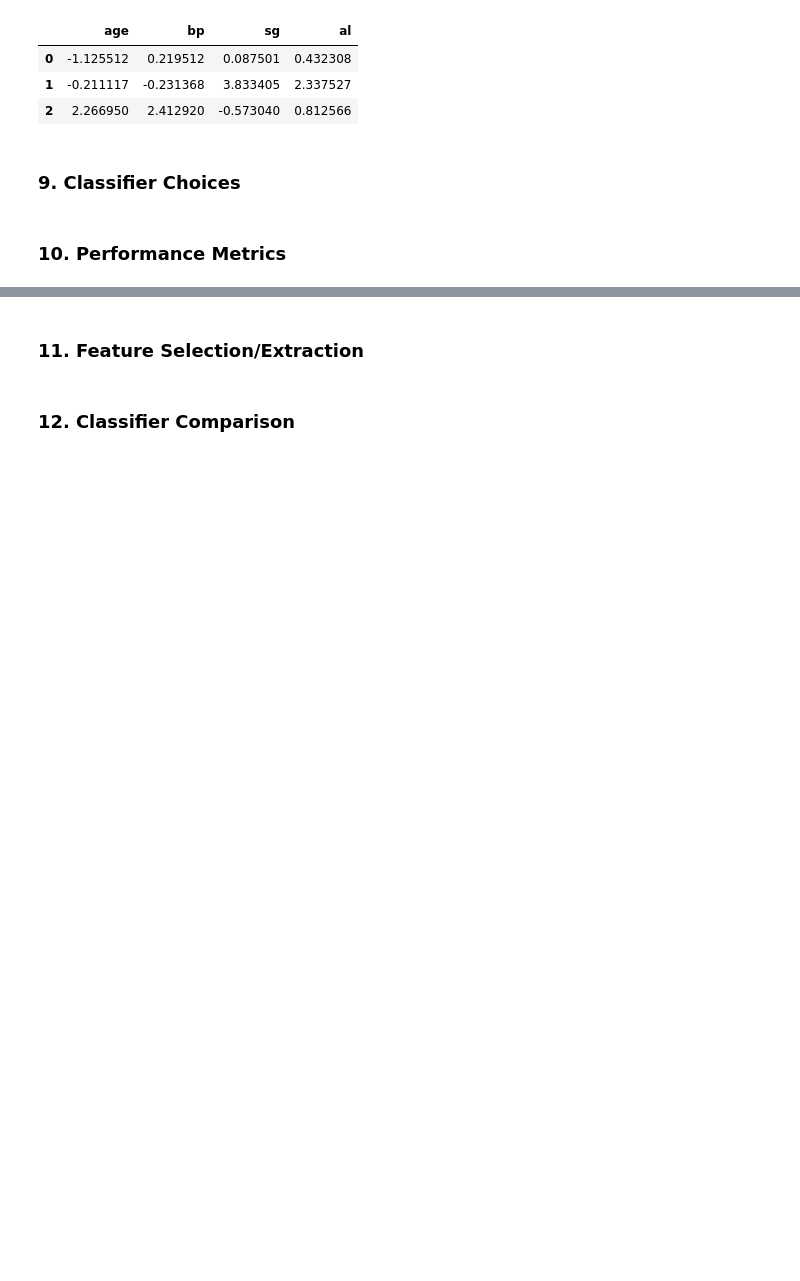
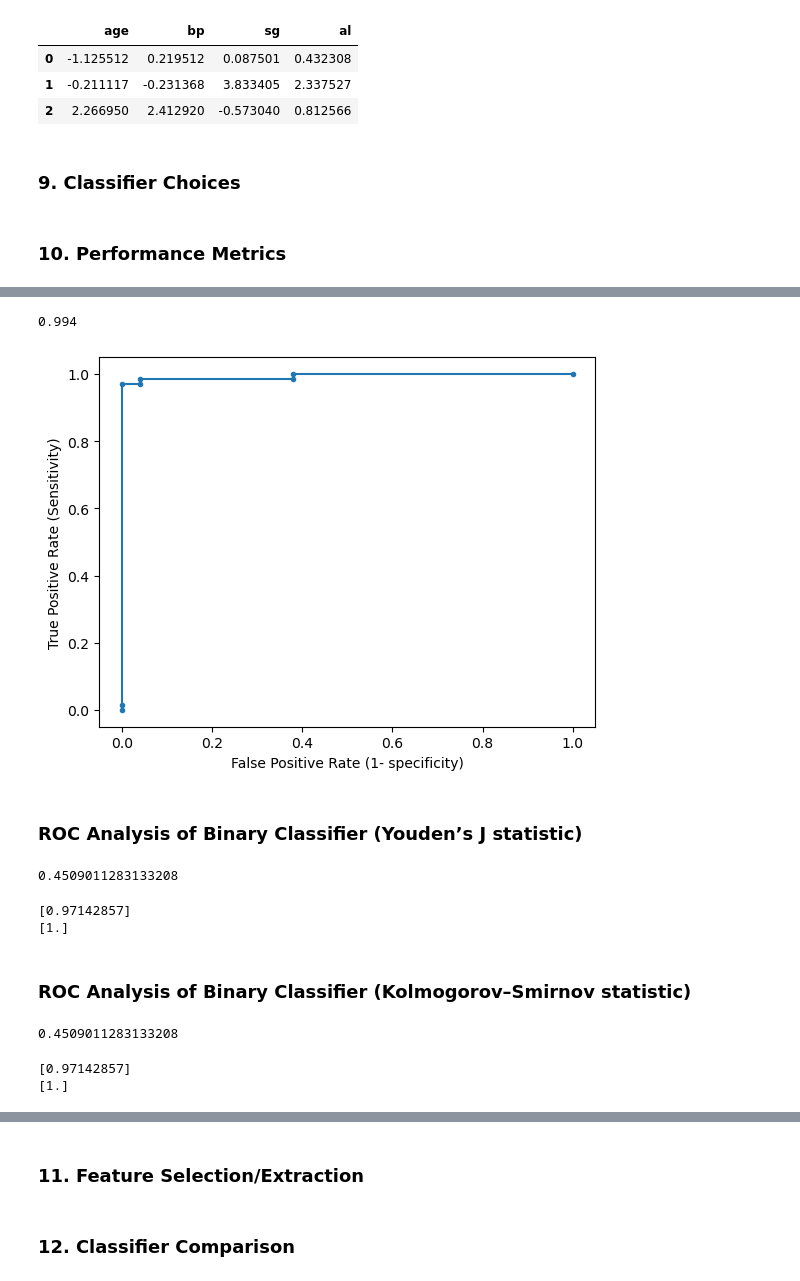
Before and after one commit to Barkesty/Project-Chronic-Kidney-Disease-Classification-Challenge, a Jupyter notebook: project.ipynb, the cells around one changed output, grey strips where cells are left out. Saved outputs shown, nothing was run; the diff lists cells and outputs as text; code cells hidden in the pictures; blank space fills up the shorter version.

Commit message:
add logistic

```diff
--- a/project.ipynb
+++ b/project.ipynb
@@ -639,0 +646,2 @@ X_train, X_test, y_train, y_test = train_test_split(
+# %%
+def_log.fit(X_train, y_train)
@@ -639,0 +650,4 @@ X_train, X_test, y_train, y_test = train_test_split(
+# %%
+pred_prob = def_log.predict_proba(X_test)
+df_pro = pd.DataFrame(data = {'prob': pred_prob[:,1], 'y_test': y_test})
+df_pro.head(5)
@@ -639,0 +661,5 @@ X_train, X_test, y_train, y_test = train_test_split(
+# %%
+# Create a data frame with predicted probabilities (for default) and the class labels in the test set.
+df_logit = pd.DataFrame(
+    data = {'prob0': pred_prob[:,1], 'y_test': y_test}
+    )
@@ -639,0 +668,47 @@ X_train, X_test, y_train, y_test = train_test_split(
+# %%
+fpr, tpr, thresholds = roc_curve(df_logit.y_test, df_logit.prob0)
+# %%
+# AUC
+roc_auc_score(df_logit.y_test, df_logit.prob0)
+# %% [output]
+0.994
+# %%
+# plot the roc curve for the model
+plt.plot(fpr, tpr, marker='.', label='Logistic')
+plt.xlabel('False Positive Rate (1- specificity)')
+plt.ylabel('True Positive Rate (Sensitivity)')
+
+plt.show()
+# %% [output]
+[figure, added]
+# %% [markdown]
+### ROC Analysis of Binary Classifier (Youden’s J statistic)
+# %%
+j_statistic = tpr - fpr
+optimal_index = np.argmax(j_statistic)
+optimal_threshold = thresholds[optimal_index]
+optimal_threshold
+# %% [output]
+0.4509011283133208
+# %%
+ind = np.where(np.isclose(thresholds, optimal_threshold, atol=0.001))
+print(tpr[ind])
+print(1-fpr[ind])
+# %% [output]
+[0.97142857]
+[1.]
+# %% [markdown]
+### ROC Analysis of Binary Classifier (Kolmogorov–Smirnov statistic)
+# %%
+ks_statistic = np.max(tpr - fpr)
+ks_threshold = thresholds[np.argmax(tpr - fpr)]
+ks_threshold
+# %% [output]
+0.4509011283133208
+# %%
+ind = np.where(np.isclose(thresholds, ks_threshold, atol=0.001))
+print(tpr[ind])
+print(1-fpr[ind])
+# %% [output]
+[0.97142857]
+[1.]
```
Also changed, not shown: parts of 12 cells of this notebook.
